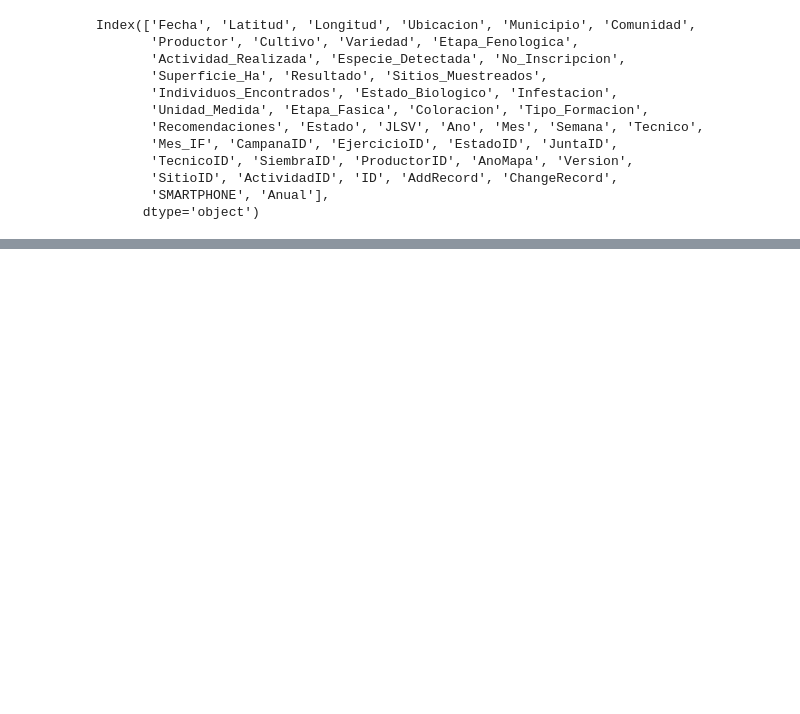
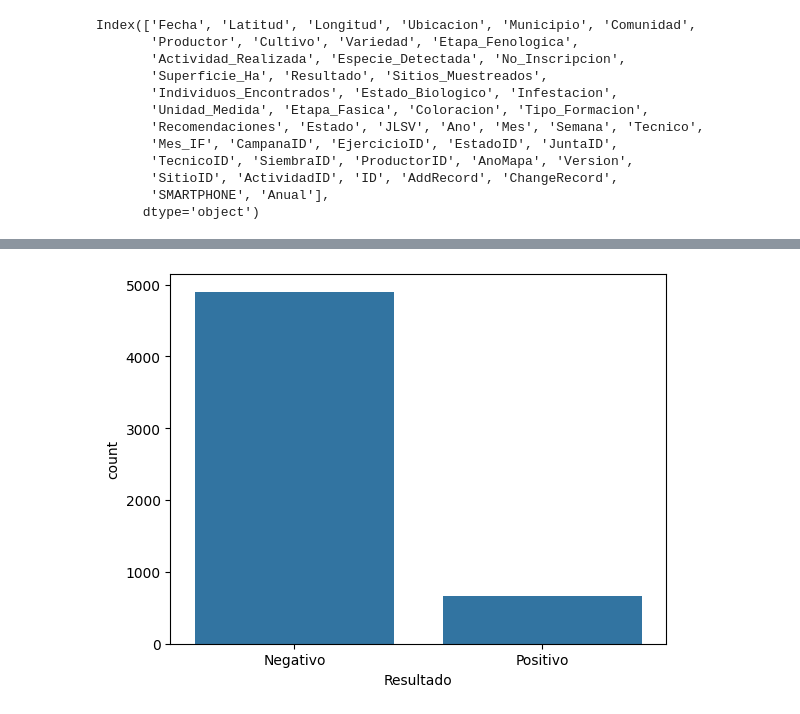
Before and after one commit to apr159/locust, a Jupyter notebook: 0-analisis-datos-b.ipynb, the cells around one changed output, grey strips where cells are left out. Saved outputs shown, nothing was run; the diff lists cells and outputs as text; code cells hidden in the pictures; blank space fills up the shorter version.

```diff
--- a/0-analisis-datos-b.ipynb
+++ b/0-analisis-datos-b.ipynb
@@ -66,5 +100,7 @@ NameError: name 'data_output' is not defined
 # %%
-ax = sns.countplot(x="Resultado",data=data,palette = "Set2")
+ax = sns.countplot(x="Resultado",data=data)
+# %% [output]
+[figure, added]
 # %%
 data_map = data[["Latitud", "Longitud","Resultado"]]
 data_map
```
Also changed, not shown: parts of 14 cells of this notebook, 12 other files.
